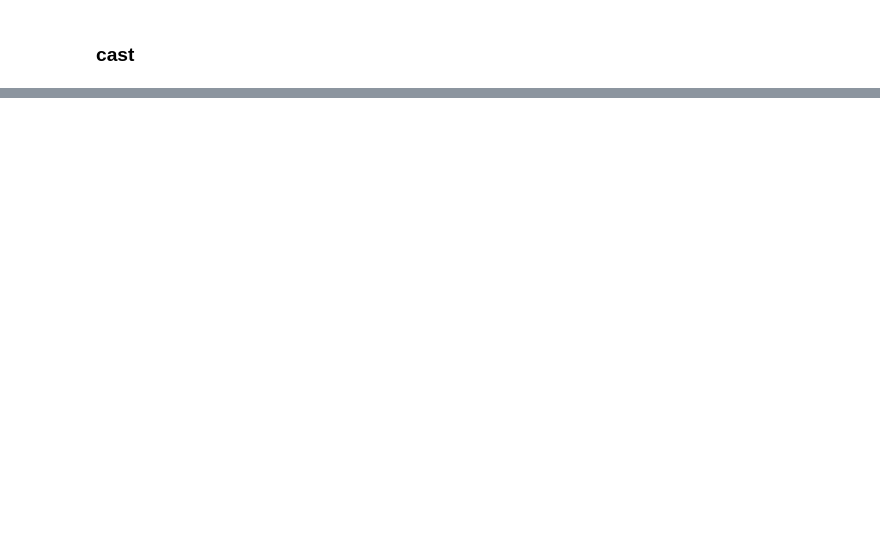
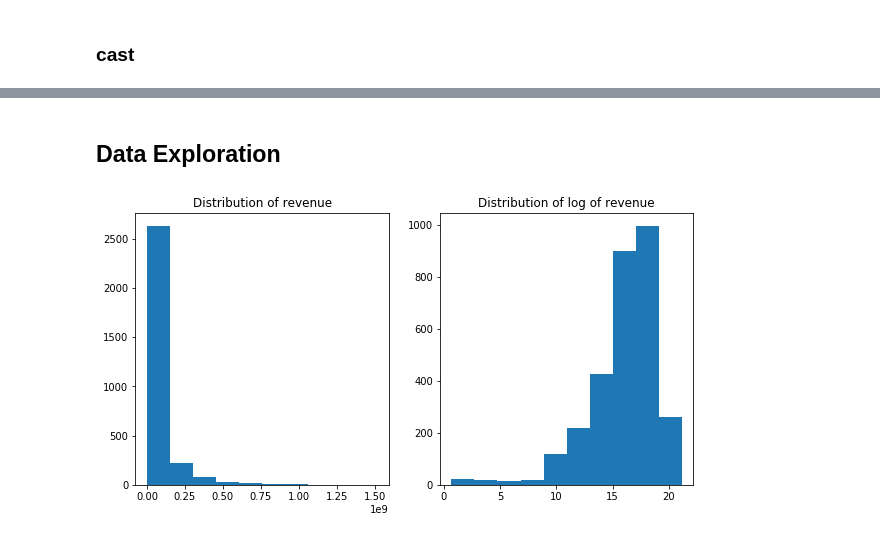
Before and after one commit to Deepesh87/TMDB-Box-Office-Prediction, a Jupyter notebook: Box_Office.ipynb, the cells around one changed output, grey strips where cells are left out. Drawn from its saved outputs; the diff is of its cells as text; code cells hidden in the pictures; blank space fills up the shorter version.

```diff
--- a/Box_Office.ipynb
+++ b/Box_Office.ipynb
@@ -403,0 +467,3 @@ for i in most_common_Keywords:
+# %%
+train.drop(['cast','Cast_name','Cast_gender'],axis=1,inplace=True)
+test.drop(['cast','Cast_name','Cast_gender'],axis=1,inplace=True)
@@ -403,0 +491,13 @@ for i in most_common_Keywords:
+# %%
+train['crew_gender']=train['crew'].apply(lambda x:[i['gender'] for i in x] if x!={} else [])
+test['crew_gender']=test['crew'].apply(lambda x:[i['gender'] for i in x] if x!={} else [])
+# %%
+train['crew_gender_0']=train['crew_gender'].apply(lambda x:sum([i==0 for i in x]) if x!=[] else 0)
+train['crew_gender_1']=train['crew_gender'].apply(lambda x:sum([i==1 for i in x]) if x!=[] else 0)
+train['crew_gender_2']=train['crew_gender'].apply(lambda x:sum([i==2 for i in x]) if x!=[] else 0)
+test['crew_gender_0']=test['crew_gender'].apply(lambda x:sum([i==0 for i in x]) if x!=[] else 0)
+test['crew_gender_1']=test['crew_gender'].apply(lambda x:sum([i==1 for i in x]) if x!=[] else 0)
+test['crew_gender_2']=test['crew_gender'].apply(lambda x:sum([i==2 for i in x]) if x!=[] else 0)
+# %%
+train.drop(['crew','crew_gender'],axis=1,inplace=True)
+test.drop(['crew','crew_gender'],axis=1,inplace=True)
@@ -403,0 +510,12 @@ for i in most_common_Keywords:
+# %% [markdown]
+## Data Exploration
+# %%
+plt.figure(figsize=(10, 5))
+plt.subplot(1, 2, 1)
+plt.hist(train['revenue']);
+plt.title('Distribution of revenue');
+plt.subplot(1, 2, 2)
+plt.hist(np.log1p(train['revenue']));
+plt.title('Distribution of log of revenue');
+# %% [output]
+[figure, added]
```
Also changed, not shown: parts of 117 cells of this notebook, 1 other file.
